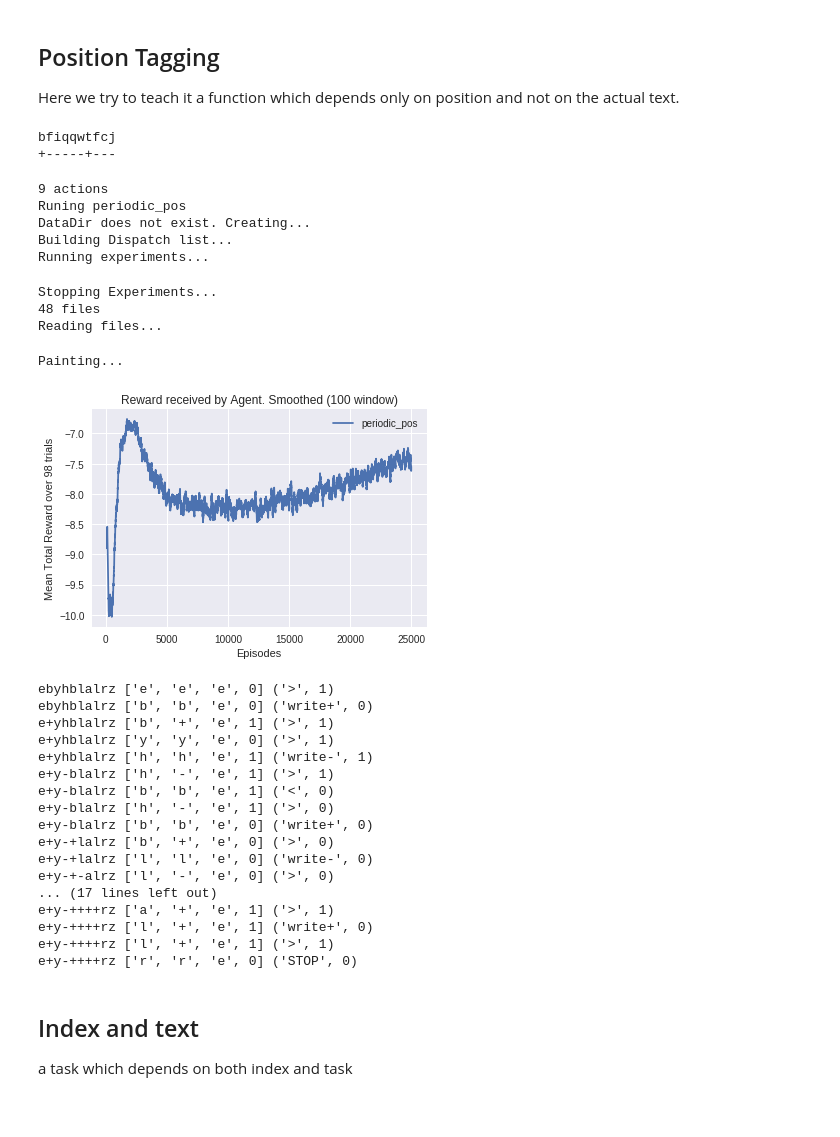
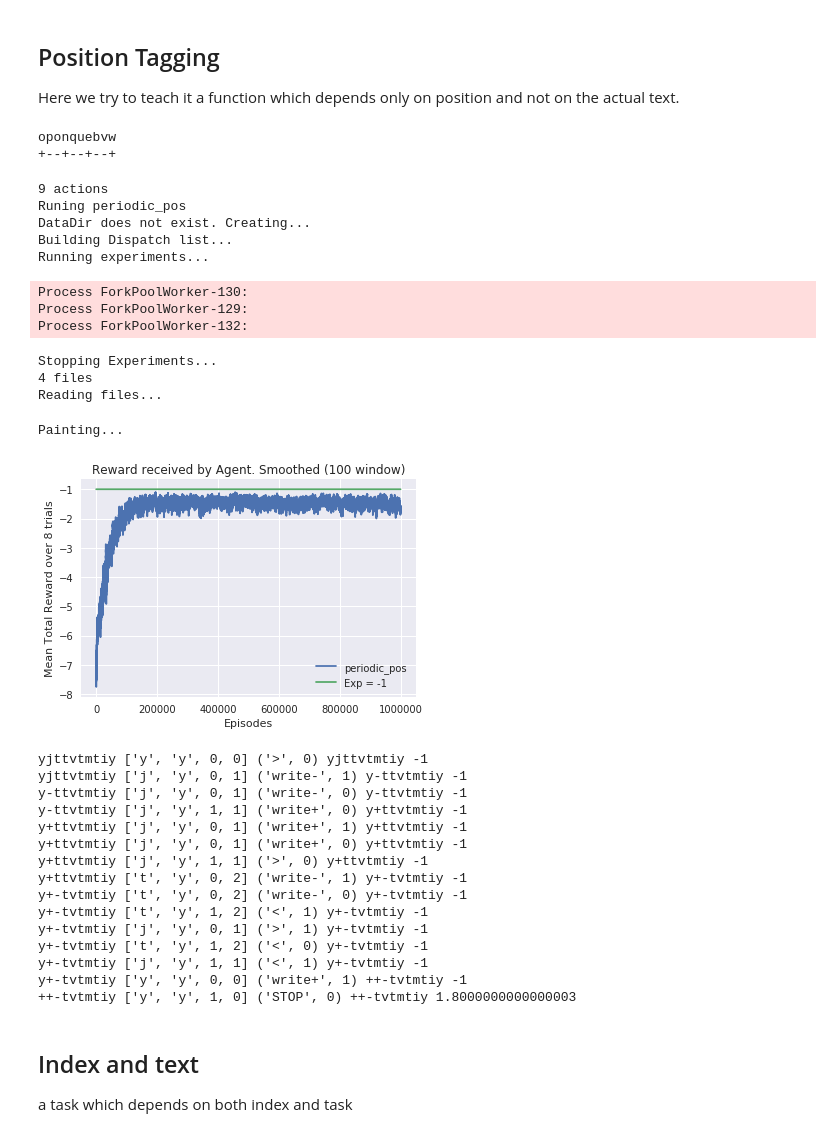
Before and after one commit to theSage21/notebooks, a Jupyter notebook: books/Turing-Learner.ipynb, the cells around one changed output. Saved outputs shown, nothing was run; the diff lists cells and outputs as text; code cells hidden in the pictures.

```diff
--- a/books/Turing-Learner.ipynb
+++ b/books/Turing-Learner.ipynb
@@ -79,7 +80,7 @@ class TL:
         t = TL(self.iogen, self.actions)
         return t
 # %%
- def check_fn(fn, letters, n_comm=2, eps=50000, trials=100):
+ def check_fn(fn, letters, n_comm=5, eps=500*1000, trials=10):
     actions = [(a, i)
                for i in range(n_comm)
                for l in letters
@@ -132,10 +136,12 @@ def paint(df, fn, exp=None, window=100):
     values.sort(key=lambda x: x[0])
     r = [i[1] for i in values]
     r = pd.Series(r).rolling(window).mean()
-    plt.plot(r.index, r.values, label=fn.__name__)
+    assert len(r.values) == len(values)
+    e = [i[0] for i in values]
+    plt.plot(e, r.values, label=fn.__name__)
 
     if exp is not None:
-        plt.plot(v[:, 0],[exp for _ in v[:, 1]], label='Exp = {}'.format(exp))
+        plt.plot(e,[exp for _ in e], label='Exp = {}'.format(exp))
 
     plt.xlabel('Episodes')
     plt.ylabel('Mean Total Reward over {:,} trials'.format(df.trial.max()+1))
@@ -149,51 +155,52 @@ Here we try to teach it a function which depends only on position and not on the
 def periodic_pos():
     letters = 'abcdefghijklmnopqrtuvwxyz'
     text = [random.choice(letters) for _ in range(10)]
-    labels = ['+' if (i%6==0) else '-' for i, letter in enumerate(text)]
+    labels = ['+' if (i%3==0) else '-' for i, letter in enumerate(text)]
     return text, labels
 # %%
 a, b = periodic_pos()
 print(''.join(a))
 print(''.join(b))
 # %% [output]
-bfiqqwtfcj
-+-----+---
+oponquebvw
++--+--+--+
 # %%
-df = check_fn(periodic_pos, '+-')
+df = check_fn(periodic_pos, '+-', eps=10*100*1000, trials=4*2)
 # %% [output]
 9 actions
 Runing periodic_pos
 DataDir does not exist. Creating...
 Building Dispatch list...
 Running experiments...
-Stopping Experiments...
-48 files
-Reading files...
+Process ForkPoolWorker-130:
+Process ForkPoolWorker-129:
+Process ForkPoolWorker-132:
-Painting...
+Stopping Experiments...
+4 files
+Reading files...
+Painting...
 # %%
-paint(df, periodic_pos)
+paint(df, periodic_pos, exp=-1)
 # %% [output]
-[figure, old version]
+[figure, new version]
 # %%
-_ = evaluate(periodic_pos, letters='+-', episodes=20000)
+_ = evaluate(periodic_pos, letters='+-', episodes=100000)
 # %% [output]
-ebyhblalrz ['e', 'e', 'e', 0] ('>', 1)
-ebyhblalrz ['b', 'b', 'e', 0] ('write+', 0)
-e+yhblalrz ['b', '+', 'e', 1] ('>', 1)
-e+yhblalrz ['y', 'y', 'e', 0] ('>', 1)
-e+yhblalrz ['h', 'h', 'e', 1] ('write-', 1)
-e+y-blalrz ['h', '-', 'e', 1] ('>', 1)
-e+y-blalrz ['b', 'b', 'e', 1] ('<', 0)
-e+y-blalrz ['h', '-', 'e', 1] ('>', 0)
-e+y-blalrz ['b', 'b', 'e', 0] ('write+', 0)
-e+y-+lalrz ['b', '+', 'e', 0] ('>', 0)
-e+y-+lalrz ['l', 'l', 'e', 0] ('write-', 0)
-e+y-+-alrz ['l', '-', 'e', 0] ('>', 0)
-... (17 lines left out)
-e+y-++++rz ['a', '+', 'e', 1] ('>', 1)
-e+y-++++rz ['l', '+', 'e', 1] ('write+', 0)
-e+y-++++rz ['l', '+', 'e', 1] ('>', 1)
-e+y-++++rz ['r', 'r', 'e', 0] ('STOP', 0)
+yjttvtmtiy ['y', 'y', 0, 0] ('>', 0) yjttvtmtiy -1
+yjttvtmtiy ['j', 'y', 0, 1] ('write-', 1) y-ttvtmtiy -1
+y-ttvtmtiy ['j', 'y', 0, 1] ('write-', 0) y-ttvtmtiy -1
+y-ttvtmtiy ['j', 'y', 1, 1] ('write+', 0) y+ttvtmtiy -1
+y+ttvtmtiy ['j', 'y', 0, 1] ('write+', 1) y+ttvtmtiy -1
+y+ttvtmtiy ['j', 'y', 0, 1] ('write+', 0) y+ttvtmtiy -1
+y+ttvtmtiy ['j', 'y', 1, 1] ('>', 0) y+ttvtmtiy -1
+y+ttvtmtiy ['t', 'y', 0, 2] ('write-', 1) y+-tvtmtiy -1
+y+-tvtmtiy ['t', 'y', 0, 2] ('write-', 0) y+-tvtmtiy -1
+y+-tvtmtiy ['t', 'y', 1, 2] ('<', 1) y+-tvtmtiy -1
+y+-tvtmtiy ['j', 'y', 0, 1] ('>', 1) y+-tvtmtiy -1
+y+-tvtmtiy ['t', 'y', 1, 2] ('<', 0) y+-tvtmtiy -1
+y+-tvtmtiy ['j', 'y', 1, 1] ('<', 1) y+-tvtmtiy -1
+y+-tvtmtiy ['y', 'y', 0, 0] ('write+', 1) ++-tvtmtiy -1
+++-tvtmtiy ['y', 'y', 1, 0] ('STOP', 0) ++-tvtmtiy 1.8000000000000003
 # %% [markdown]
 ## Index and text
 
```
Also changed, not shown: parts of 8 cells of this notebook.
